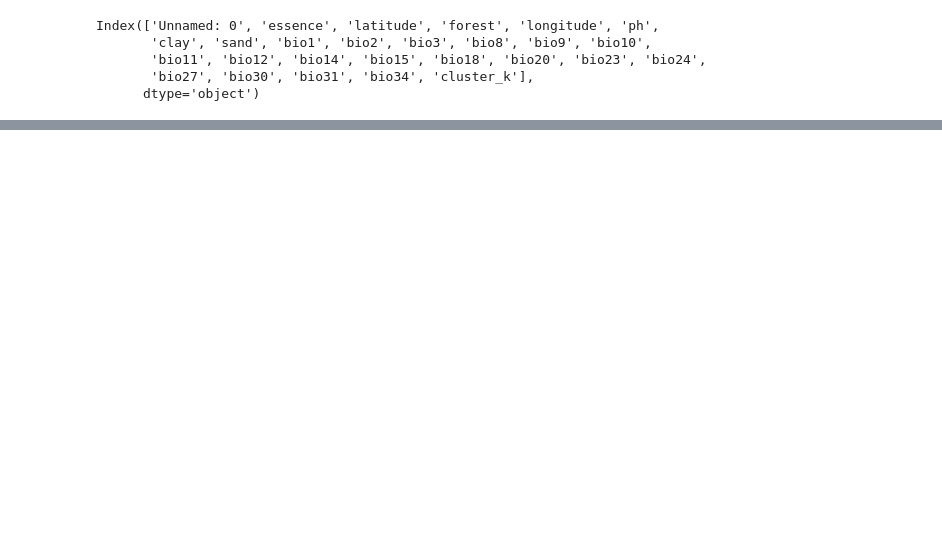
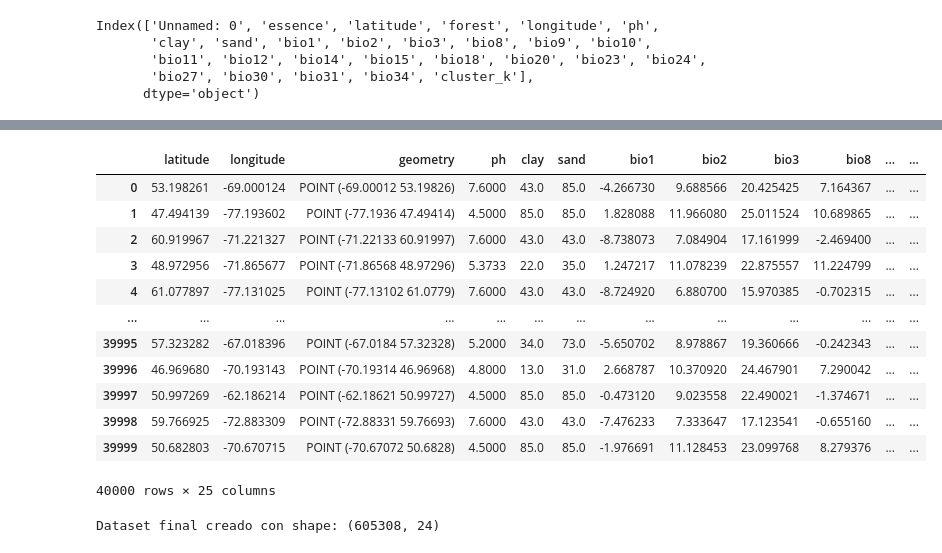
Before and after one commit to jorgelizarazo94/Maple_Quebecois, a Jupyter notebook: Supplementary_4.ipynb, the cells around one changed output, grey strips where cells are left out. Drawn from its saved outputs; the diff is of its cells as text; code cells hidden in the pictures; blank space fills up the shorter version.

```diff
--- a/Supplementary_4.ipynb
+++ b/Supplementary_4.ipynb
@@ -169,10 +171,33 @@ Index(['Unnamed: 0', 'essence', 'latitude', 'forest', 'longitude', 'ph',
        'bio27', 'bio30', 'bio31', 'bio34', 'cluster_k'],
       dtype='object')
 # %%
-ruta_rasters = "G:/Quebec_maple/bioclim_data/recortados_alineados"
-
+ruta_rasters = "bioclim_data/recortados_alineados"
+#dsugm
 variables = [
 'ph', 'clay', 'sand', 'bio1', 'bio2', 'bio3', 'bio8', 'bio9', 'bio10',
 'bio11', 'bio12', 'bio14', 'bio15', 'bio18', 'bio20', 'bio23', 'bio24',
 'bio27', 'bio30', 'bio31', 'bio34'
 ]
+# %%
+geometry = [Point(lon, lat) for lon, lat in zip(pseusug['longitude'], pseusug['latitude'])]
+pseudo_gdf = gpd.GeoDataFrame(pseusug.copy(), geometry=geometry, crs="EPSG:4326")
+
+# 5. Crear columnas vacías para las variables
+for var in variables:
+    pseusug[var] = np.nan
+# %%
+for var in variables:
+    print(f"Extrayendo valores de {var}.tif...")
+    ruta_raster = os.path.join(ruta_rasters, f"{var}.tif")
+    raster = rxr.open_rasterio(ruta_raster, masked=True).squeeze()  # quitar dimensión de banda
+
+    # Asegurar CRS
+    if raster.rio.crs is None:
+        raster = raster.rio.write_crs("EPSG:4326")
+
+    # Reproyectar puntos si es necesario
+    if pseudo_gdf.crs != raster.rio.crs:
+        pseudo_gdf = pseudo_gdf.to_crs(raster.rio.crs)
+
+    # Extraer valores
+    pseudo_gdf[var] = [float(raster.sel(x=pt.x, y=pt.y, method="nearest").values) for pt in pseudo_gdf.geometry]
@@ -178,0 +222,18 @@ variables = [
+# %%
+# 8. Agregar columna de presencia
+pseudo_gdf['presencia'] = 0  # 0 para pseudoausencias
+pseudo_gdf
+# %% [output]
+|  | latitude | longitude | geometry | ph | clay | sand | bio1 | bio2 | bio3 | bio8 | ... | ... |
+| 0 | 53.198261 | -69.000124 | POINT (-69.00012 53.19826) | 7.6000 | 43.0 | 85.0 | -4.266730 | 9.688566 | 20.425425 | 7.164367 | ... | ... |
+| 1 | 47.494139 | -77.193602 | POINT (-77.1936 47.49414) | 4.5000 | 85.0 | 85.0 | 1.828088 | 11.966080 | 25.011524 | 10.689865 | ... | ... |
+| 2 | 60.919967 | -71.221327 | POINT (-71.22133 60.91997) | 7.6000 | 43.0 | 43.0 | -8.738073 | 7.084904 | 17.161999 | -2.469400 | ... | ... |
+| 3 | 48.972956 | -71.865677 | POINT (-71.86568 48.97296) | 5.3733 | 22.0 | 35.0 | 1.247217 | 11.078239 | 22.875557 | 11.224799 | ... | ... |
+| 4 | 61.077897 | -77.131025 | POINT (-77.13102 61.0779) | 7.6000 | 43.0 | 43.0 | -8.724920 | 6.880700 | 15.970385 | -0.702315 | ... | ... |
+| ... | ... | ... | ... | ... | ... | ... | ... | ... | ... | ... | ... | ... |
+| 39995 | 57.323282 | -67.018396 | POINT (-67.0184 57.32328) | 5.2000 | 34.0 | 73.0 | -5.650702 | 8.978867 | 19.360666 | -0.242343 | ... | ... |
+| 39996 | 46.969680 | -70.193143 | POINT (-70.19314 46.96968) | 4.8000 | 13.0 | 31.0 | 2.668787 | 10.370920 | 24.467901 | 7.290042 | ... | ... |
+| 39997 | 50.997269 | -62.186214 | POINT (-62.18621 50.99727) | 4.5000 | 85.0 | 85.0 | -0.473120 | 9.023558 | 22.490021 | -1.374671 | ... | ... |
+| 39998 | 59.766925 | -72.883309 | POINT (-72.88331 59.76693) | 7.6000 | 43.0 | 43.0 | -7.476233 | 7.333647 | 17.123541 | -0.655160 | ... | ... |
+| 39999 | 50.682803 | -70.670715 | POINT (-70.67072 50.6828) | 4.5000 | 85.0 | 85.0 | -1.976691 | 11.128453 | 23.099768 | 8.279376 | ... | ... |
+40000 rows × 25 columns
@@ -178,0 +243,14 @@ variables = [
+# %%
+# Seleccionar columnas comunes
+columnas_finales = variables + ['presencia', 'latitude', 'longitude']
+dsugm = dsugm[columnas_finales]
+pseudo_final = pseudo_gdf[columnas_finales]
+
+dataset_final = pd.concat([dsugm, pseudo_final], ignore_index=True)
+
+print("Dataset final creado con shape:", dataset_final.shape)
+
+# 12. Guardar dataset listo para modelar
+dataset_final.to_csv("data/dataset_distribucion_xgboost_sugar.csv", index=False)
+# %% [output]
+Dataset final creado con shape: (605308, 24)
```
Also changed, not shown: parts of 12 cells of this notebook.
